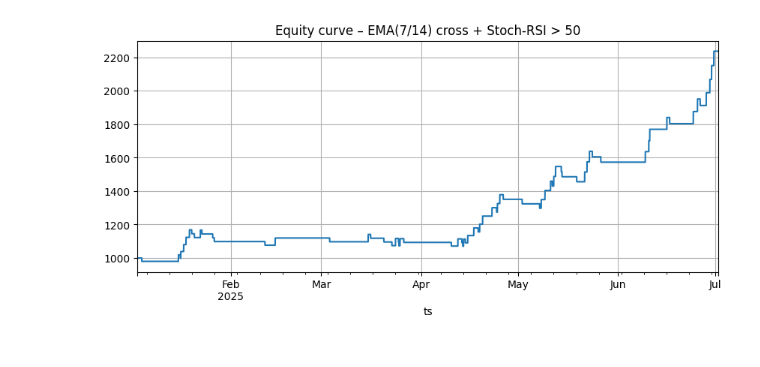
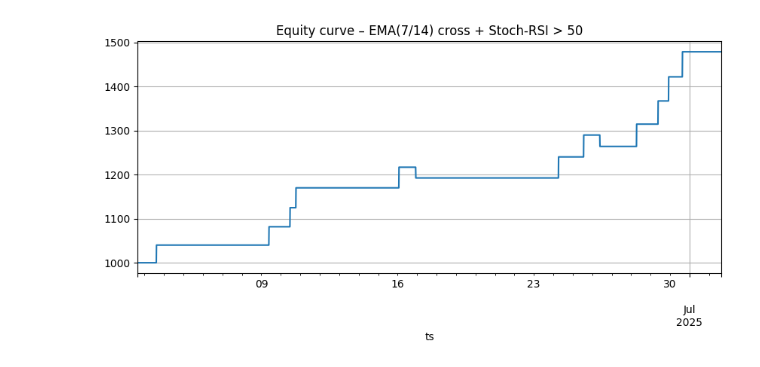
Before and after one commit to jaynwanze/kryptbot, a Jupyter notebook: stock_rsi_rsi_7_cross_14_strat/rsi_stoch_7_ma_cross!4_ma_strat _refined_longs.ipynb, the cells around one changed output. Cells and saved outputs as stored; diff of their text form; code cells hidden in the pictures.

```diff
--- a/stock_rsi_rsi_7_cross_14_strat/rsi_stoch_7_ma_cross!4_ma_strat _refined_longs.ipynb
+++ b/stock_rsi_rsi_7_cross_14_strat/rsi_stoch_7_ma_cross!4_ma_strat _refined_longs.ipynb
@@ -3,7 +3,7 @@
 import ta, ccxt, pandas as pd, numpy as np, matplotlib.pyplot as plt
 
 # ───────────────── CONFIG ───────────────────────────────────────────
-PAIR, TF, LOOKBACK_D = "SOL/USDT", "15m", 180
+PAIR, TF, LOOKBACK_D = "SOL/USDT", "15m", 30
 
 RISK_PCT     = 0.02      # 2 % equity risk
 ATR_MULT_SL  = 2.0       # stop  = 2×ATR14
@@ -126,7 +126,12 @@ def d1_row(ts):            # helper: row for the current UTC day
 cross_up = (df.ema7 > df.ema14) & (df.ema7.shift() <= df.ema14.shift())
 
 # df["long_signal"] = cross_up & (df.k_fast > 45) & (df.k_fast < 80) & (df.rsi > 50)
-df["long_signal"] = cross_up & (df.k_fast > 45)  & (df.rsi > 45)
+# df["candle_confirm"] = (df.c > df.ema7) & (df.o > df.ema7)
+# df["vol_spike"] = df.v > 2 * df.v.rolling(5).mean()
+
+
+df["long_signal"] = cross_up & (df.k_fast > 45) & (df.rsi > 50)
+
 
 # ───────────────── SIMPLE BACK-TEST ────────────────────────────────
 equity, curve = 1_000.0, []
@@ -173,9 +178,9 @@ for idx, bar in df.iterrows():
         #   curve.append(equity)
         #   continue            # skip counter-trend signals
 
-        if not h4_bias(idx):
-            curve.append(equity)
-            continue            # skip counter-trend signals
+        # if not h4_bias(idx):
+        #     curve.append(equity)
+        #     continue            # skip counter-trend signals
 
       # skip this 15-m signal
         # if idx.hour not in GOOD_HOURS:
@@ -226 +231 @@ Final balance: $2,236  |  Max DD: -2.0%
-[figure, old version]
+[figure, new version]
```
Also changed, not shown: parts of 1 cell of this notebook, 2 other files.
